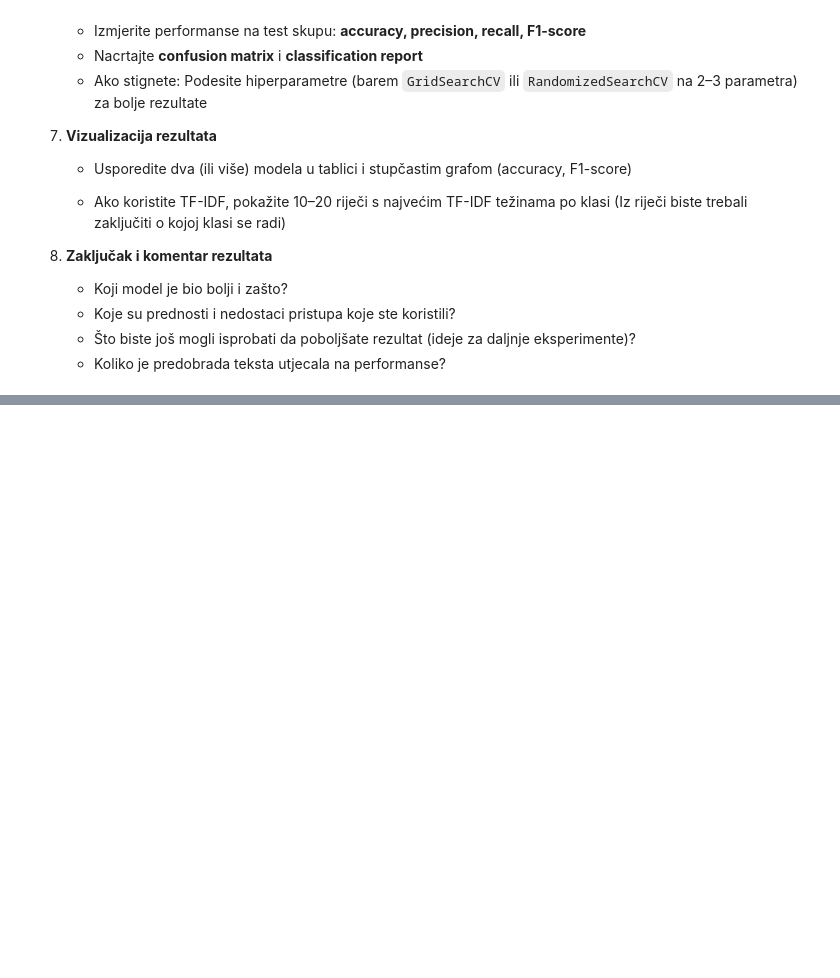
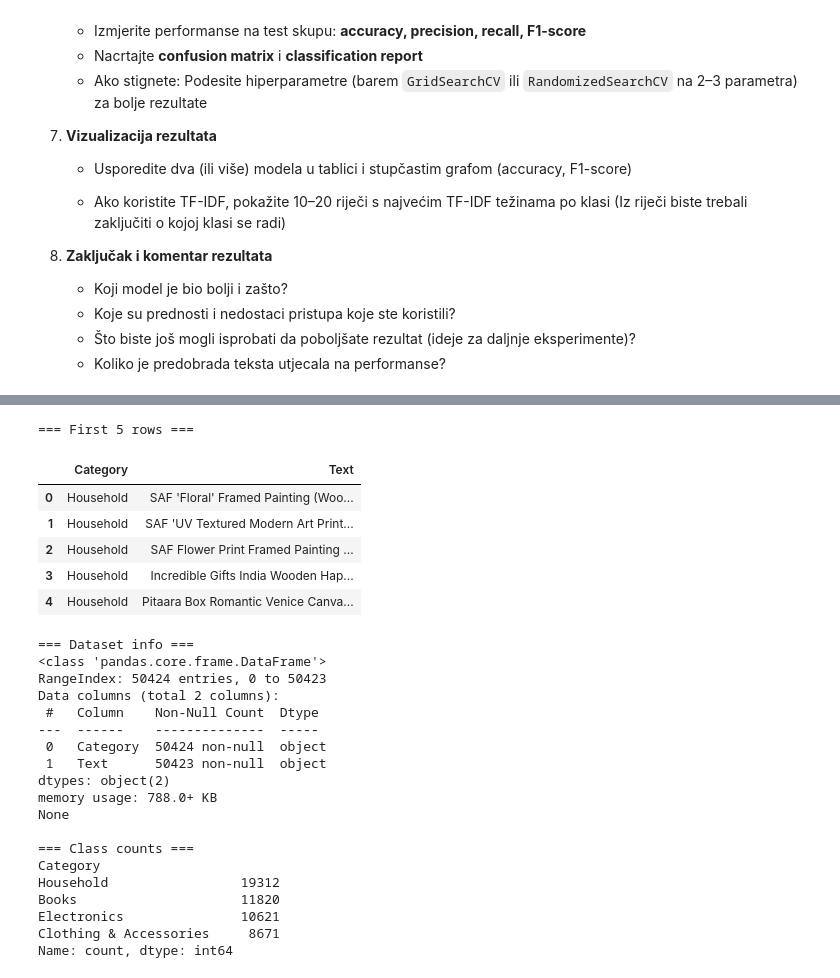
Before and after one commit to majavarsava/ObradaPrirodnogJezika-LV, a Jupyter notebook: NLP_LV3_bezrjesenja.ipynb, the cells around one changed output, grey strips where cells are left out. Drawn from its saved outputs; the diff is of its cells as text; code cells hidden in the pictures; blank space fills up the shorter version.

```diff
--- a/NLP_LV3_bezrjesenja.ipynb
+++ b/NLP_LV3_bezrjesenja.ipynb
@@ -503,0 +461,40 @@ KeyboardInterrupt:
+# %%
+df = pd.read_csv("ecommerce_dataset/ecommerceDataset.csv")
+
+df.columns = ["Category", "Text"]
+
+print("=== First 5 rows ===")
+display(df.head())
+
+print("\n=== Dataset info ===")
+print(df.info())
+
+print("\n=== Class counts ===")
+print(df["Category"].value_counts())
+# %% [output]
+=== First 5 rows ===
+|  | Category | Text |
+| 0 | Household | SAF 'Floral' Framed Painting (Woo... |
+| 1 | Household | SAF 'UV Textured Modern Art Print... |
+| 2 | Household | SAF Flower Print Framed Painting ... |
+| 3 | Household | Incredible Gifts India Wooden Hap... |
+| 4 | Household | Pitaara Box Romantic Venice Canva... |
+=== Dataset info ===
+<class 'pandas.core.frame.DataFrame'>
+RangeIndex: 50424 entries, 0 to 50423
+Data columns (total 2 columns):
+ #   Column    Non-Null Count  Dtype
+---  ------    --------------  -----
+ 0   Category  50424 non-null  object
+ 1   Text      50423 non-null  object
+dtypes: object(2)
+memory usage: 788.0+ KB
+None
+
+=== Class counts ===
+Category
+Household                 19312
+Books                     11820
+Electronics               10621
+Clothing & Accessories     8671
+Name: count, dtype: int64
```
Also changed, not shown: parts of 13 cells of this notebook.
